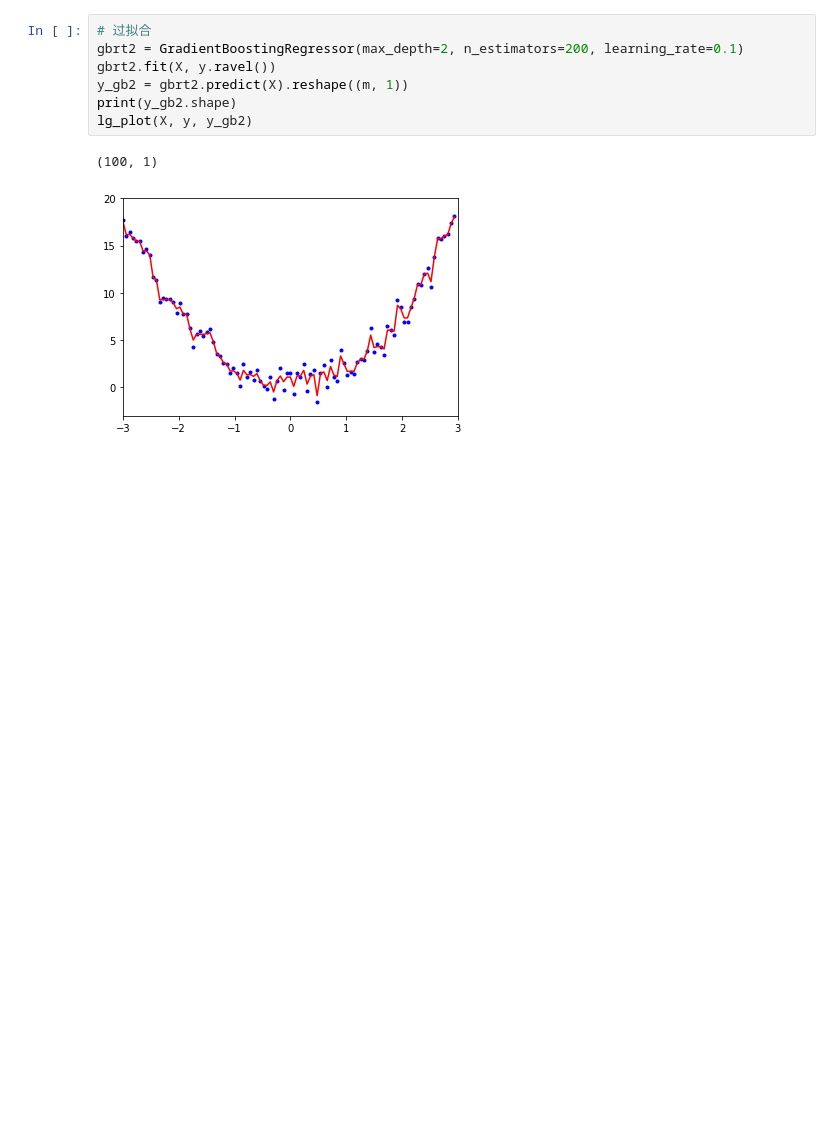
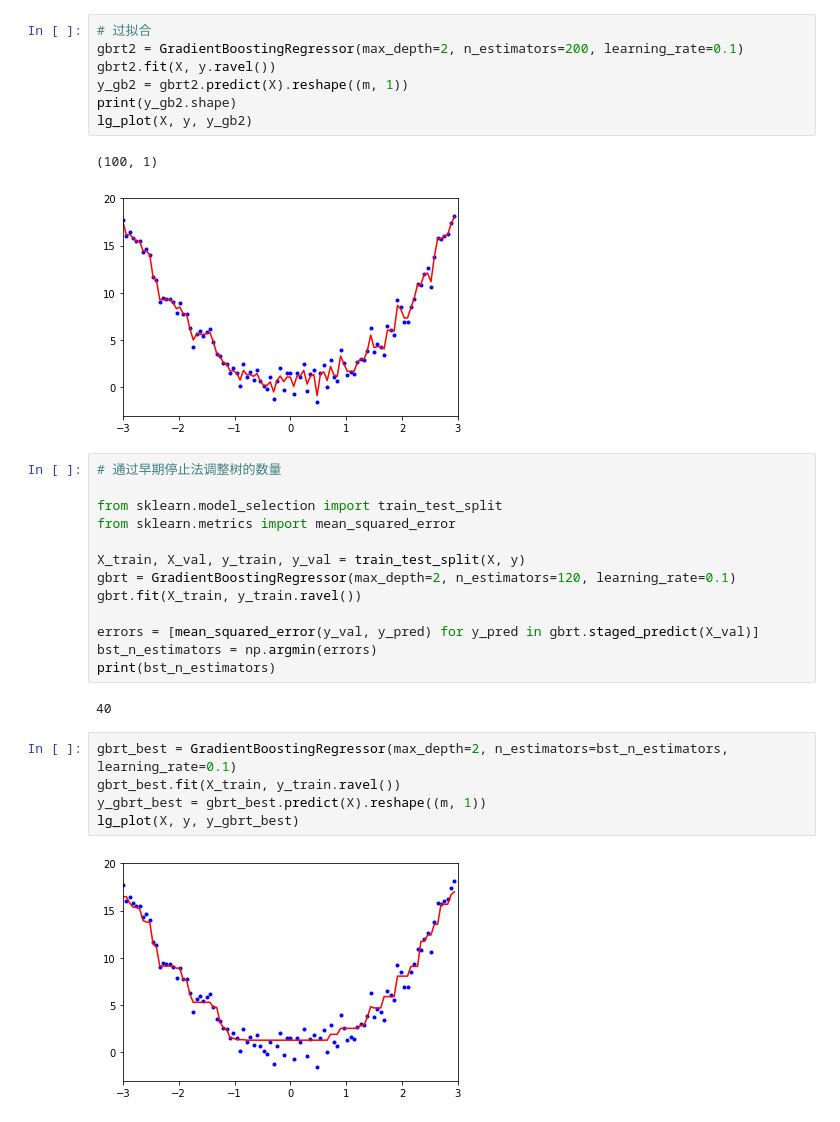
Before and after one commit to ligang945/hands_on_machine_learning_with_scikit_learn_and_tensorflow, a Jupyter notebook: ch7 GBRT.ipynb, the cells around one changed output. Drawn from its saved outputs; the diff is of its cells as text; blank space fills up the shorter version.

```diff
--- a/ch7 GBRT.ipynb
+++ b/ch7 GBRT.ipynb
@@ -91,3 +91,25 @@ lg_plot(X, y, y_gb2)
 # %% [output]
 (100, 1)
 [figure]
+# %%
+# 通过早期停止法调整树的数量
+
+from sklearn.model_selection import train_test_split
+from sklearn.metrics import mean_squared_error
+
+X_train, X_val, y_train, y_val = train_test_split(X, y)
+gbrt = GradientBoostingRegressor(max_depth=2, n_estimators=120, learning_rate=0.1)
+gbrt.fit(X_train, y_train.ravel())
+
+errors = [mean_squared_error(y_val, y_pred) for y_pred in gbrt.staged_predict(X_val)]
+bst_n_estimators = np.argmin(errors)
+print(bst_n_estimators)
+# %% [output]
+40
+# %%
+gbrt_best = GradientBoostingRegressor(max_depth=2, n_estimators=bst_n_estimators, learning_rate=0.1)
+gbrt_best.fit(X_train, y_train.ravel())
+y_gbrt_best = gbrt_best.predict(X).reshape((m, 1))
+lg_plot(X, y, y_gbrt_best)
+# %% [output]
+[figure, added]
```
